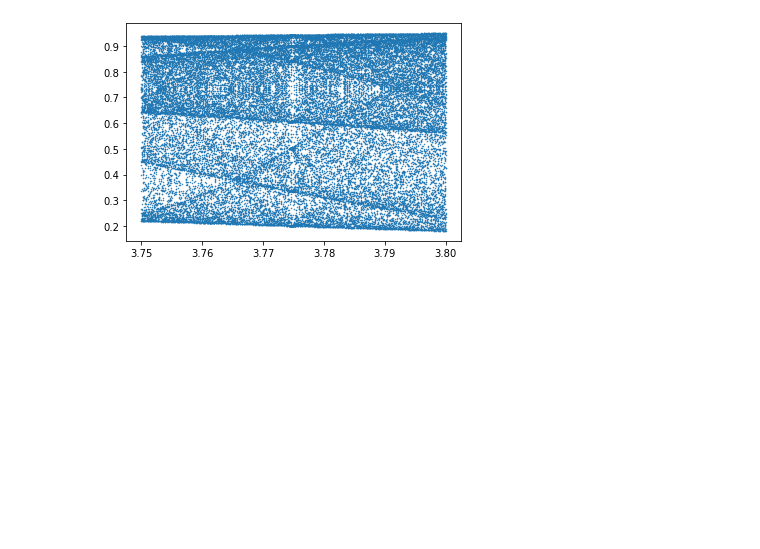
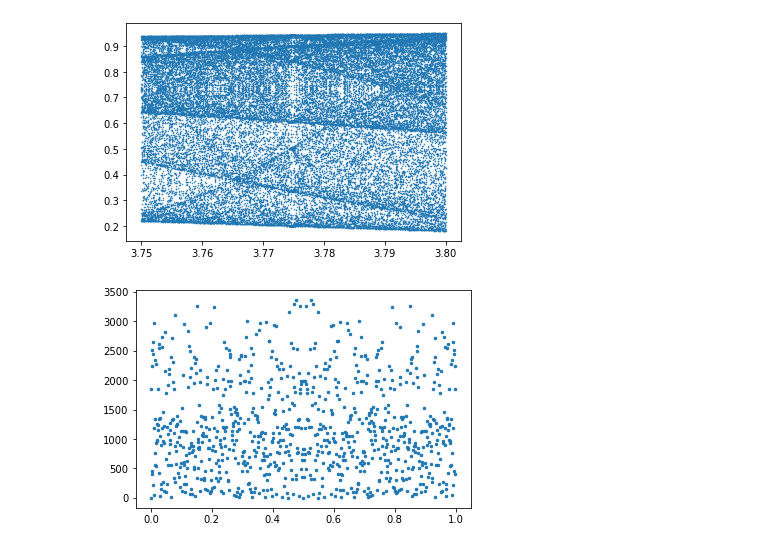
Before and after one commit to rivit98/computational-methods, a Jupyter notebook: lab1/lab1.ipynb, the cells around one changed output. Drawn from its saved outputs; the diff is of its cells as text; code cells hidden in the pictures; blank space fills up the shorter version.

```diff
--- a/lab1/lab1.ipynb
+++ b/lab1/lab1.ipynb
@@ -325,3 +325,29 @@ x0: 0.9599999785423279 | iterations: 140 | skip: 100 | float_type: float32
 [figure]
 x0: 0.96 | iterations: 140 | skip: 100 | float_type: float64
 [figure]
+# %%
+r = float32(4)
+step = float(0.001)
+cap = 8000
+x0 = float32(0)
+res = []
+xaxis = []
+eps = float32(0.000001)
+while x0 <= 1:
+    x = x0
+    iterations = 0
+    for i in range(cap):
+        if x <= eps:
+            xaxis.append(x0)
+            res.append(iterations)
+            break
+
+        x = float32(log_func(r, x))
+        iterations += 1
+
+    x0 += step
+
+plt.plot(xaxis, res, markersize=5, marker='.',  ls='')
+plt.show()
+# %% [output]
+[figure, added]
```
Also changed, not shown: 7 other files.
